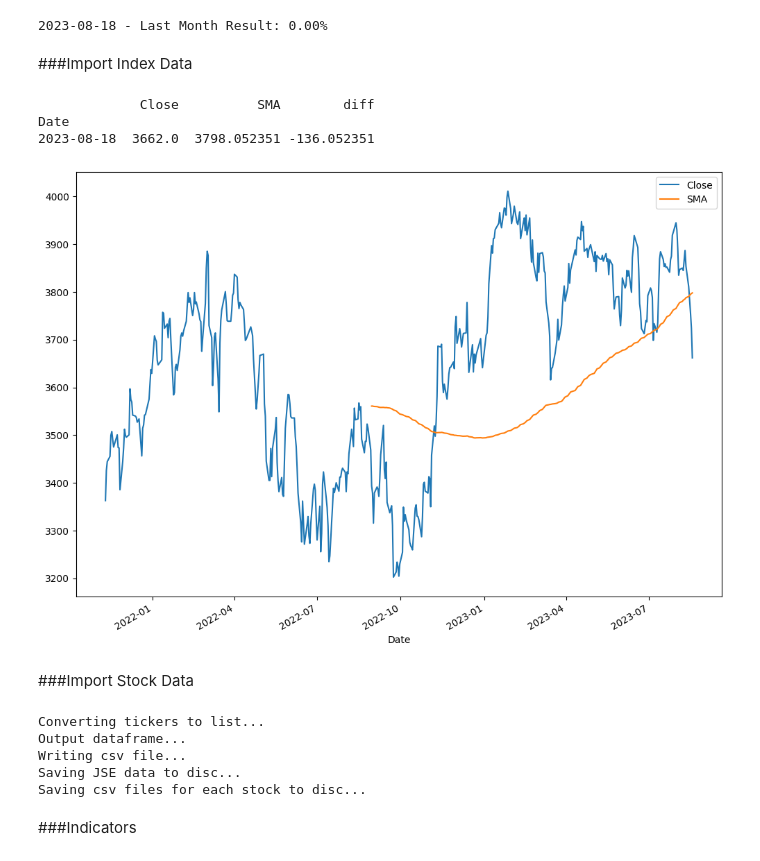
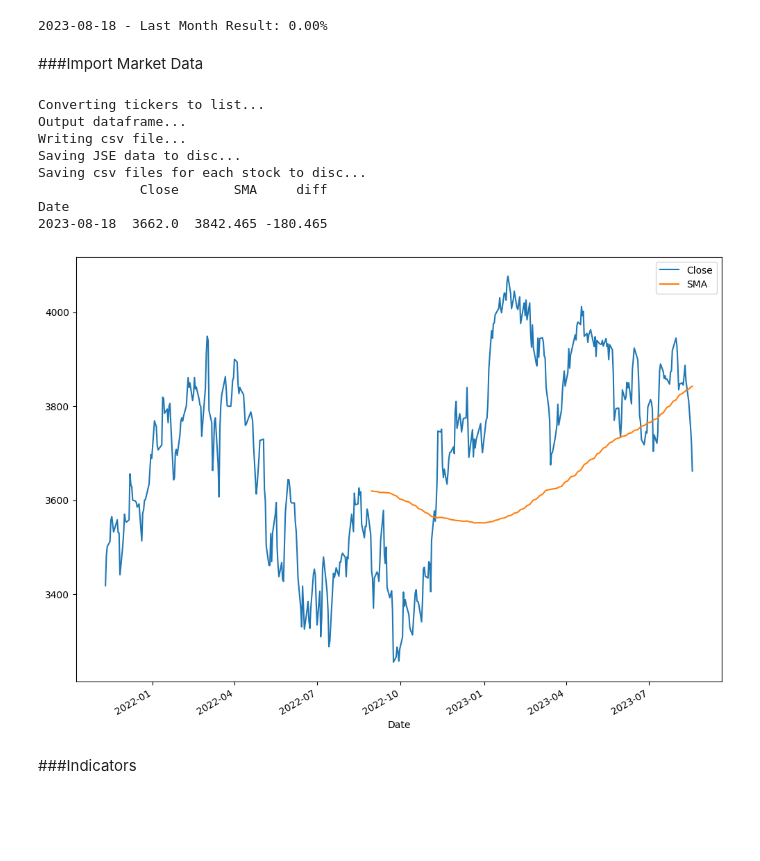
Before and after one commit to helmieresearch/helmieresearch, a Jupyter notebook: Momentum_Ranking_Model_revised2.ipynb, the cells around one changed output. Drawn from its saved outputs; the diff is of its cells as text; code cells hidden in the pictures; blank space fills up the shorter version.

```diff
--- a/Momentum_Ranking_Model_revised2.ipynb
+++ b/Momentum_Ranking_Model_revised2.ipynb
@@ -121,33 +121,7 @@ print("{} - Last Month Result: {:.2%}".format(trading_day, perf_pct))
 # %% [output]
 2023-08-18 - Last Month Result: 0.00%
 # %% [markdown]
-###Import Index Data
+###Import Market Data
-# %%
-
-now = datetime.datetime.now().strftime("%Y-%m-%d")
-data = yf.Ticker("STXCAP.JO")
-index = data.history(start=start,  end=end)
-resetindex = index.reset_index(inplace = True)
-
-index['Date'] = pd.to_datetime(index['Date']).dt.strftime('%Y-%m-%d')
-
-index = index.drop(columns=(['Open', 'High','Low','Volume','Dividends','Stock Splits']))
-
-index.set_index("Date", inplace=True)
-
-STX = pd.read_csv(index_date,index_col='Date', parse_dates=['Date'])
-STX['SMA'] = STX['Close'].rolling(200).mean()
-STX.plot()
-STX['diff'] = STX['Close'] - STX['SMA']
-print(STX.tail(1))
-index.to_csv(index_date)
-# %% [output]
-             Close          SMA        diff
-Date
-2023-08-18  3662.0  3798.052351 -136.052351
-[figure, removed]
-# %% [markdown]
-###Import Stock Data
 # %%
 #Import required libraries
 import pandas as pd
@@ -255,33 +229,55 @@ resetindex = data.reset_index(inplace = True)
 
 # new dataframe with different column order
 df_new = data.iloc[:, [1, 2, 3, 4, 5, 6, 0]]
 
 Tickers = df_new["symbol"].tolist()
 mylist = list(dict.fromkeys(Tickers))
 df = pd.DataFrame (mylist, columns = ['tickers'])
 df.columns = df.iloc[1]
 
 df.to_csv("/content/Stocks_final3/tickers.csv")
 
 
 csv_folder = Path('/content/Stocks_final3')
 
 for file in csv_folder.glob('*.JO.csv'): #create iteratable & iterate on it.
     mydata = pd.read_csv(file)
     mydata.reset_index(inplace = True)
     mydata = mydata.rename(columns={'index': 'date'}, index=None)
     mydata['date'] =  pd.to_datetime(mydata['date']).dt.strftime('%Y-%m-%d')
     mydata.set_index('date', inplace=True)
     df =mydata[["open","high","low","close","volume"]]
     no_outlier_prices = df[(np.abs(stats.zscore(df)) <3).all(axis=1)]
     new_file_name = file.parent.joinpath(f"{file.stem}.csv")
     no_outlier_prices.to_csv(new_file_name) #, index=None, encoding='utf-8-sig', decimal=',')
+
+now = datetime.now().strftime("%Y-%m-%d")
+data = yf.Ticker("STXCAP.JO")
+index = data.history(start=start,  end=end)
+resetindex = index.reset_index(inplace = True)
+
+index['Date'] = pd.to_datetime(index['Date']).dt.strftime('%Y-%m-%d')
+
+index = index.drop(columns=(['Open', 'High','Low','Volume','Dividends','Stock Splits']))
+
+index.set_index("Date", inplace=True)
+
+STX = pd.read_csv(index_date,index_col='Date', parse_dates=['Date'])
+STX['SMA'] = STX['Close'].rolling(200).mean()
+STX.plot()
+STX['diff'] = STX['Close'] - STX['SMA']
+print(STX.tail(1))
+index.to_csv(index_date)
 # %% [output]
 Converting tickers to list...
 Output dataframe...
 Writing csv file...
 Saving JSE data to disc...
 Saving csv files for each stock to disc...
+             Close       SMA     diff
+Date
+2023-08-18  3662.0  3842.465 -180.465
+[figure, added]
 # %% [markdown]
 ###Indicators
 # %%
```
Also changed, not shown: parts of 6 cells of this notebook.
